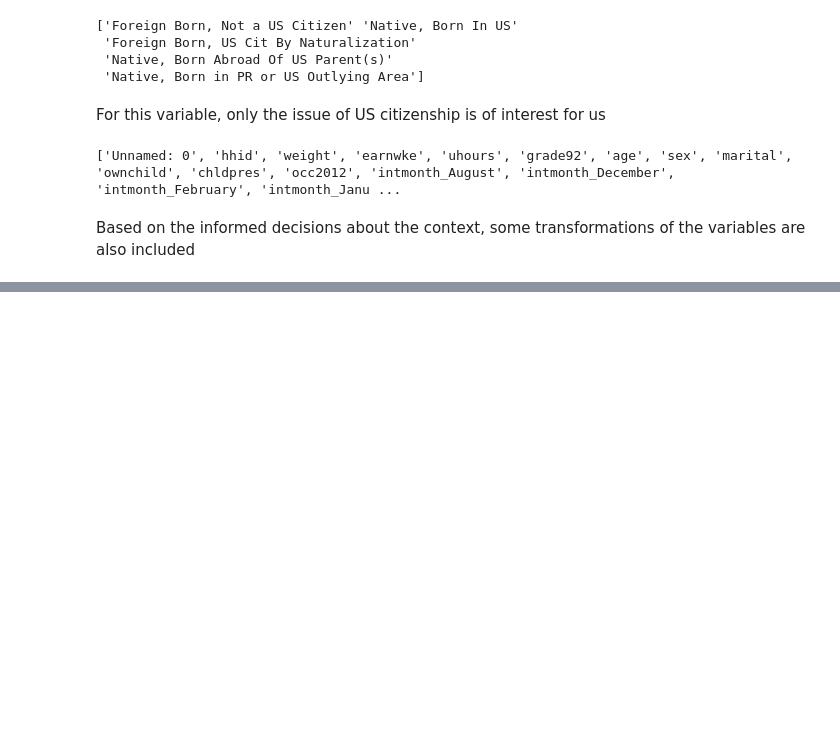
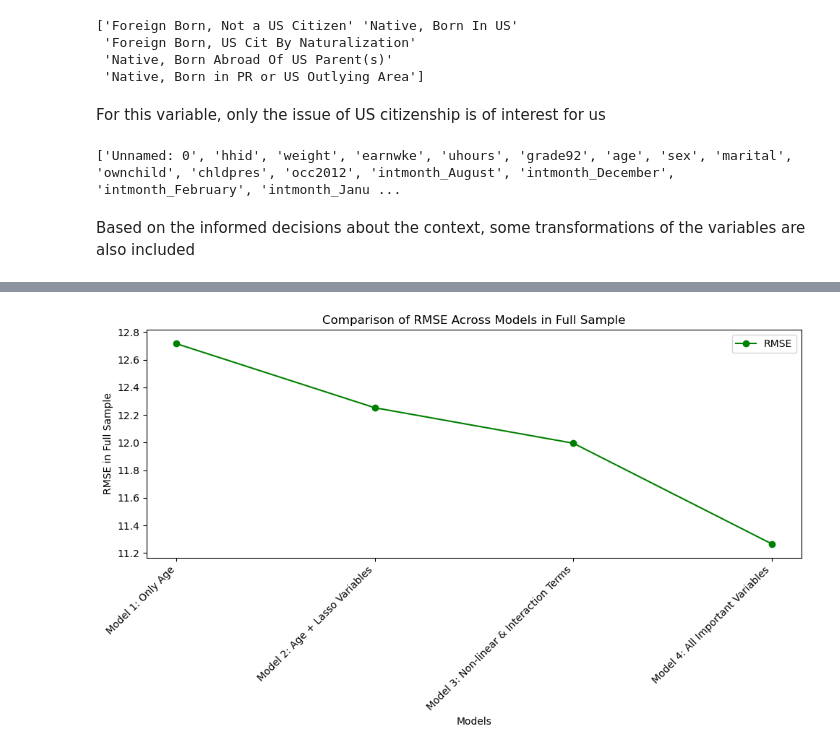
Before and after one commit to bhnmi/Data-Analysis-3, a Jupyter notebook: Assignment_1_Behnam_Zoghi.ipynb, the cells around one changed output, grey strips where cells are left out. Cells and saved outputs as stored; diff of their text form; code cells hidden in the pictures; blank space fills up the shorter version.

```diff
--- a/Assignment_1_Behnam_Zoghi.ipynb
+++ b/Assignment_1_Behnam_Zoghi.ipynb
@@ -172,0 +322,5 @@ data_all_adjusted["age_sex_interaction"] = data_all_adjusted["age"] * data_all_a
+# %%
+#including non-linears and interaction terms
+reg3 = smf.ols(formula="w ~grade92+ age+age_sq+weight_sq+age_sex_interaction+age_weight_interaction+ stfips_DC +intmonth_May + stfips_CT+ stfips_DC  + ind02_Hospitals + ind02_Education + class_Private_Nonprofit", data=data_all_adjusted).fit(cov_type="HC1")
+
+reg3.summary()
@@ -172,0 +360,13 @@ data_all_adjusted["age_sex_interaction"] = data_all_adjusted["age"] * data_all_a
+# %%
+#include all the possibly important variables
+reg4 = smf.ols(
+    formula="w ~ age + age_sq + weight_sq + age_sex_interaction + age_weight_interaction + "
+            "stfips_DC + intmonth_May + stfips_CT + ind02_Hospitals + ind02_Education + class_Private_Nonprofit + "
+            "state_OH + ind02_National_security_and_international_affairs_928 + unionmme_Yes + race_4 + "
+            "ind02_Colleges_and_universities_6112_6113 + state_46 + stfips_TX + state_RI + stfips_WY + stfips_OR + "
+            "ind02_Management_scientific_and_technical_consulting_5416 + stfips_DE + stfips_MS + intmonth_March + "
+            "ind02_Pharmaceutical_and_medicine_manufacturing_3254 + stfips_IA + stfips_IN",
+    data=data_all_adjusted
+).fit(cov_type="HC1")
+
+reg4.summary()
@@ -172,0 +408,42 @@ data_all_adjusted["age_sex_interaction"] = data_all_adjusted["age"] * data_all_a
+# %%
+# Make predictions for each model
+y_pred1 = reg1.predict(data_all_adjusted)
+y_pred2 = reg2.predict(data_all_adjusted)
+y_pred3 = reg3.predict(data_all_adjusted)
+y_pred4 = reg4.predict(data_all_adjusted)
+
+# Calculate RMSE for each model
+rmse1 = np.sqrt(mean_squared_error(data_all_adjusted['w'], y_pred1))
+rmse2 = np.sqrt(mean_squared_error(data_all_adjusted['w'], y_pred2))
+rmse3 = np.sqrt(mean_squared_error(data_all_adjusted['w'], y_pred3))
+rmse4 = np.sqrt(mean_squared_error(data_all_adjusted['w'], y_pred4))
+
+# Store the results in a list
+models = ['Model 1: Only Age', 'Model 2: Age + Lasso Variables',
+          'Model 3: Non-linear & Interaction Terms', 'Model 4: All Important Variables']
+rmse_values = [rmse1, rmse2, rmse3, rmse4]
+
+# Create the plot
+plt.figure(figsize=(10, 6))
+
+# Plotting the line chart
+plt.plot(models, rmse_values, marker='o', linestyle='-', color='g', label='RMSE')
+
+# Set the y-axis limits to be between the min and max values of RMSE
+plt.ylim(min(rmse_values) - 0.1, max(rmse_values) + 0.1)
+
+# Add labels and title
+plt.xlabel('Models')
+plt.ylabel('RMSE in Full Sample')
+plt.title('Comparison of RMSE Across Models in Full Sample')
+
+# Rotate the x-axis labels for readability
+plt.xticks(rotation=45, ha='right')
+
+# Display the plot
+plt.tight_layout()
+plt.legend()
+plt.savefig("rmse_comparison.png", dpi=300, bbox_inches="tight")
+plt.show()
+# %% [output]
+[figure, added]
```
Also changed, not shown: parts of 19 cells of this notebook.
